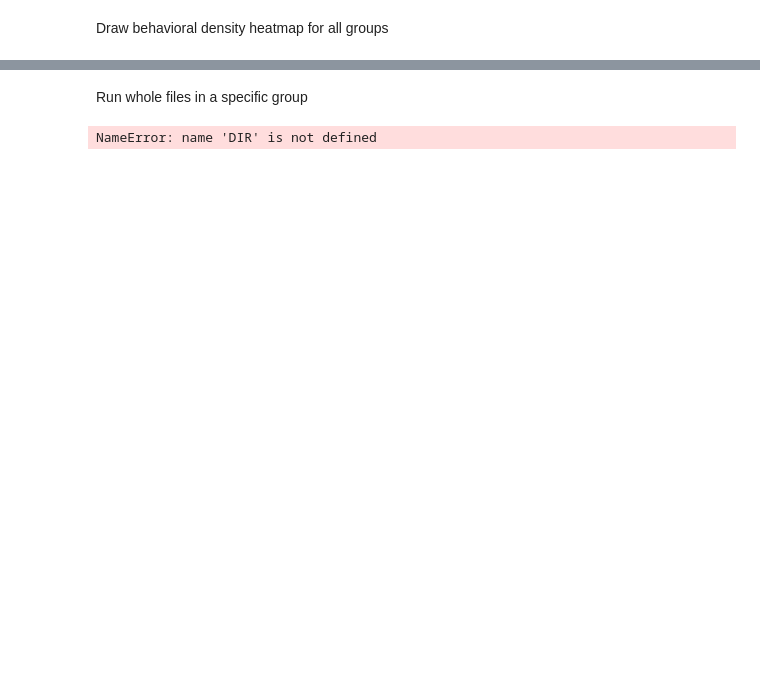
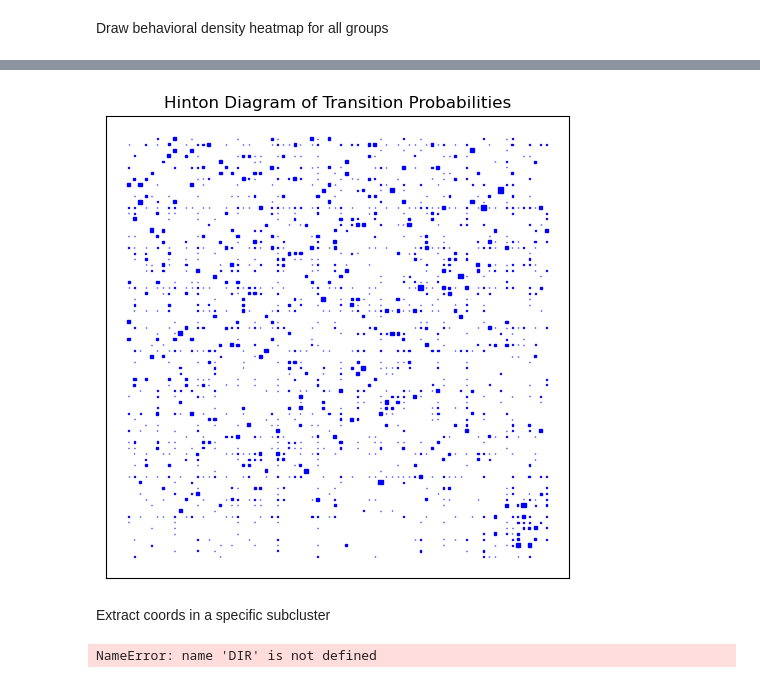
Before and after one commit to junesu0707/after_subtle, a Jupyter notebook: after_subtle_SDSBD.ipynb, the cells around one changed output, grey strips where cells are left out. Cells and saved outputs as stored; diff of their text form; code cells hidden in the pictures; blank space fills up the shorter version.

```diff
--- a/after_subtle_SDSBD.ipynb
+++ b/after_subtle_SDSBD.ipynb
@@ -288,5 +309,69 @@ plt.show()
+# %%
+import pandas as pd
+import numpy as np
+import matplotlib.pyplot as plt
+from scipy import stats
+from statsmodels.stats.multitest import multipletests
+
+# Transition probabilities 불러오기
+def load_transition_probabilities(folder_list):
+    transition_matrices = []
+    for folder in folder_list:
+        file_path = os.path.join(folder, 'transition_probabilities.csv')
+        if os.path.isfile(file_path):
+            df = pd.read_csv(file_path, header=None)
+            transition_matrices.append(df.values)
+    return np.mean(transition_matrices, axis=0)
+
+# 그룹별 평균 transition matrix 계산
+group1_transition = load_transition_probabilities(group1_folder_list)
+group2_transition = load_transition_probabilities(group2_folder_list)
+
+# 통계적 차이 검정
+p_values = np.zeros(group1_transition.shape)  # 가정: 두 그룹의 transition matrix는 동일한 shape를 가짐
+
+for i in range(group1_transition.shape[0]):
+    for j in range(group1_transition.shape[1]):
+        stat, p = stats.mannwhitneyu(group1_transition[i, j], group2_transition[i, j], alternative='two-sided')
+        p_values[i, j] = p
+
+# FDR 조정
+_, p_adj, _, _ = multipletests(p_values.flatten(), method='fdr_bh')
+p_adj = p_adj.reshape(p_values.shape)
+
+# Hinton diagram 시각화
+def hinton(matrix, max_weight=None, ax=None):
+    """Draw Hinton diagram for visualizing a weight matrix."""
+    ax = ax if ax is not None else plt.gca()
+
+    if not max_weight:
+        max_weight = 2**np.ceil(np.log(np.abs(matrix).max())/np.log(2))
+
+    ax.patch.set_facecolor('white')
+    ax.set_aspect('equal', 'box')
+    ax.xaxis.set_major_locator(plt.NullLocator())
+    ax.yaxis.set_major_locator(plt.NullLocator())
+
+    for (x, y), w in np.ndenumerate(matrix):
+        color = 'blue' if w > 0 else 'red'
+        size = np.sqrt(np.abs(w) / max_weight)
+        rect = plt.Rectangle([x - size / 2, y - size / 2], size, size,
+                             facecolor=color, edgecolor=color)
+        ax.add_patch(rect)
+
+    ax.autoscale_view()
+    ax.invert_yaxis()
+
+
+# Example code
+plt.figure(figsize=(6, 6))
+hinton(group1_transition)
+plt.title("Hinton Diagram of Transition Probabilities")
+plt.show()
+# %% [output]
+[figure, added]
 # %% [markdown]
-Run whole files in a specific group
+Extract coords in a specific subcluster
 # %%
 import after_subtle.module as asmod
 import matplotlib.colors as mcolors
```
Also changed, not shown: parts of 11 cells of this notebook.
